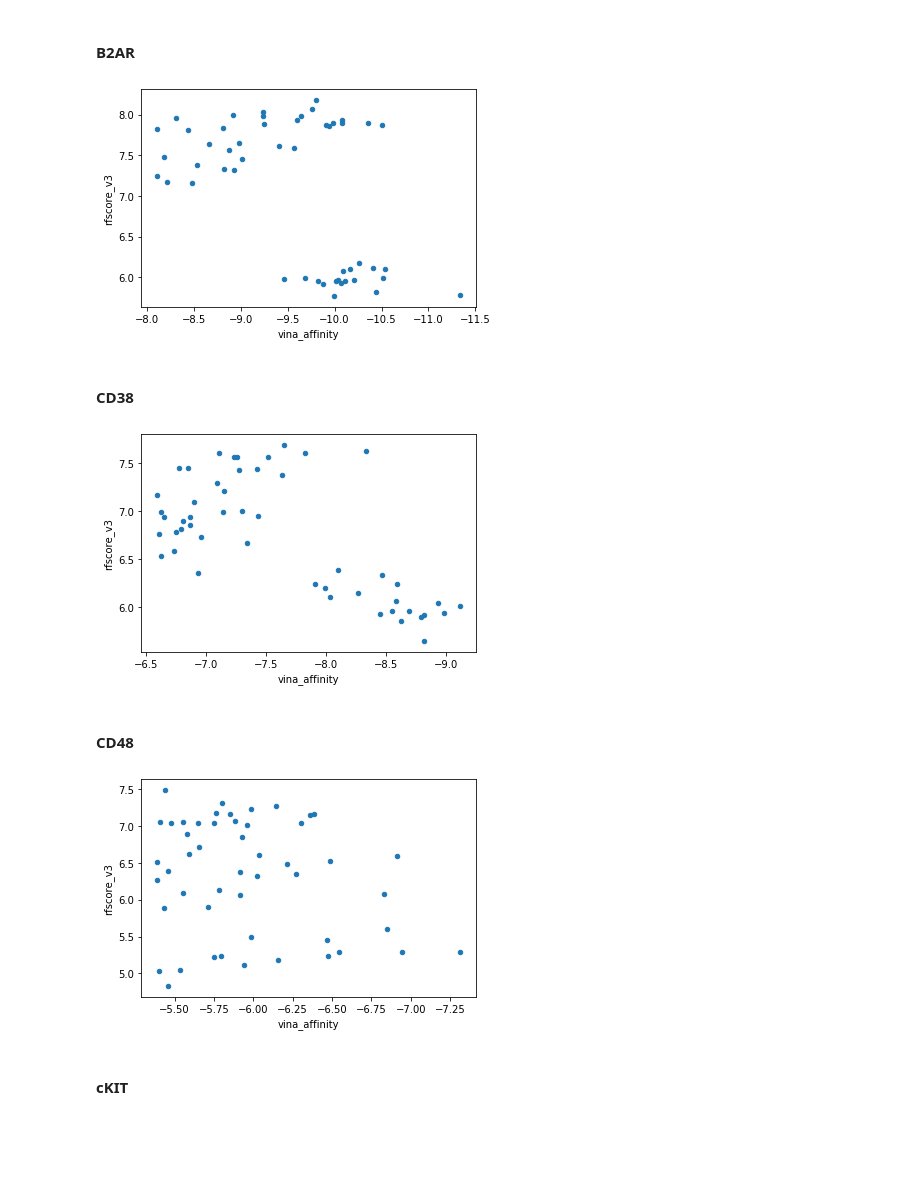
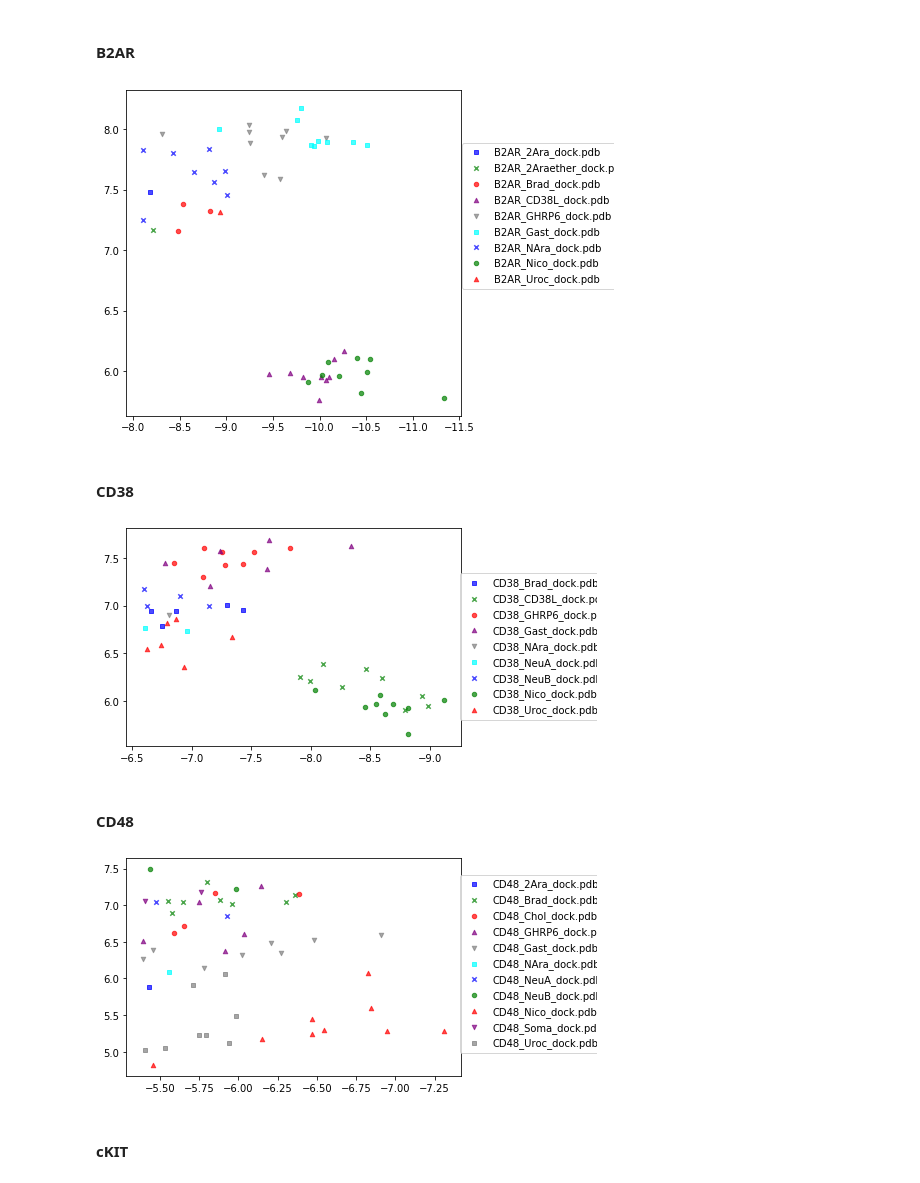
Before and after one commit to cburns4-BioRes/BIOINFO_FINAL_Project, a Jupyter notebook: BIOINFO Project_v2.ipynb, the cells around one changed output. Cells and saved outputs as stored; diff of their text form; code cells hidden in the pictures; blank space fills up the shorter version.

```diff
--- a/BIOINFO Project_v2.ipynb
+++ b/BIOINFO Project_v2.ipynb
@@ -793,22 +799,32 @@ cKITTop.to_csv('cKIT_Top.csv')
 ### Plot Highest Binding Affinity Ligands against RF-score
 # %% [markdown]
 #### B2AR
-# %%
-B2ARTop.plot.scatter(x='vina_affinity',y='rfscore_v3').invert_xaxis()
-# %% [output]
-[figure, removed]
+# %%
+fig = category_scatter(x='vina_affinity',y='rfscore_v3',label_col='name',data=B2ARTop,legend_loc=0)
+fig.set_size_inches(6,6)
+fig.legend(bbox_to_anchor=(1.25,.7))
+fig.gca().invert_xaxis()
+
+fig.savefig('B2ARTop50.png')
+# %% [output]
+[figure, added]
 # %% [markdown]
 #### CD38
-# %%
-CD38Top.plot.scatter(x='vina_affinity',y='rfscore_v3').invert_xaxis()
-# %% [output]
-[figure, removed]
+# %%
+fig = category_scatter(x='vina_affinity',y='rfscore_v3',label_col='name',data=CD38Top,legend_loc=0)
+fig.legend(bbox_to_anchor=(1.21,.7))
+fig.gca().invert_xaxis()
+fig.savefig('CD38Top50.png')
+# %% [output]
+[figure, added]
 # %% [markdown]
 #### CD48
-# %%
-
-CD48Top.plot.scatter(x='vina_affinity',y='rfscore_v3').invert_xaxis()
-# %% [output]
-[figure, removed]
+# %%
+fig = category_scatter(x='vina_affinity',y='rfscore_v3',label_col='name',data=CD48Top,legend_loc=0)
+fig.legend(bbox_to_anchor=(1.21,.8))
+fig.gca().invert_xaxis()
+fig.savefig('CD48Top50.png')
+# %% [output]
+[figure, added]
 # %% [markdown]
 #### cKIT
```
Also changed, not shown: parts of 5 cells of this notebook, 4 other files.
